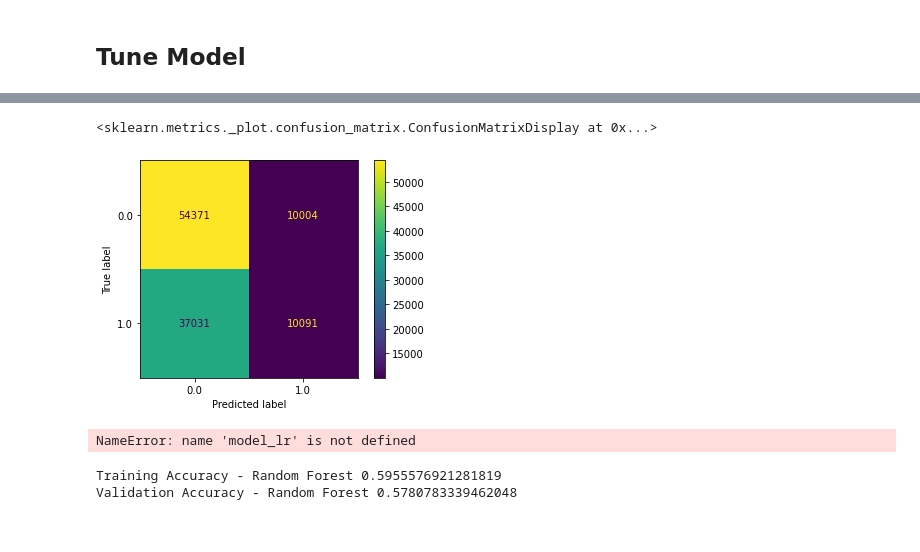
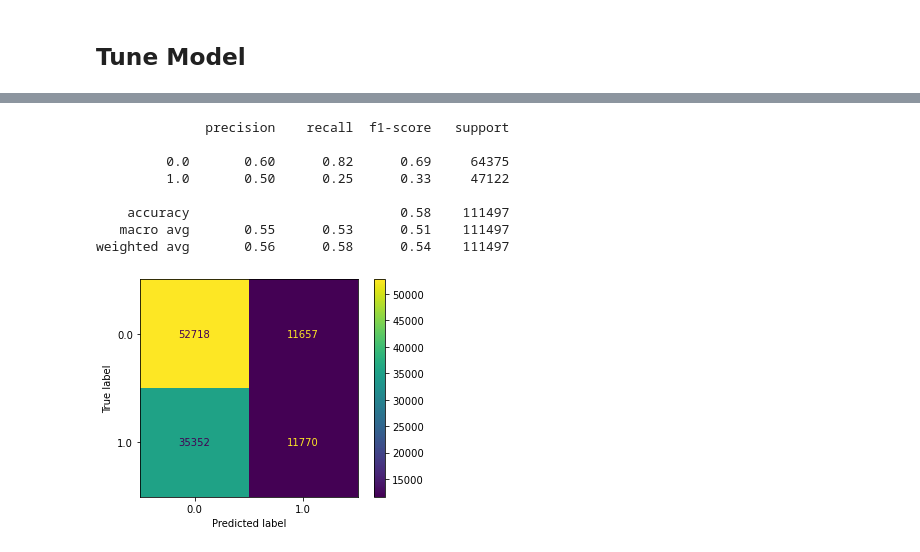
Before and after one commit to Arnelialeslieblog/DS-Unit-2-Applied-Modeling, a Jupyter notebook: module1-define-ml-problems/LS_DS_231_assignment.ipynb, the cells around one changed output, grey strips where cells are left out. Drawn from its saved outputs; the diff is of its cells as text; code cells hidden in the pictures.

```diff
--- a/module1-define-ml-problems/LS_DS_231_assignment.ipynb
+++ b/module1-define-ml-problems/LS_DS_231_assignment.ipynb
@@ -65,7 +65,7 @@ def clean_up_binary_columns(cell_contents):
 ## 1. Wrangle Data
 # %%
 def wrangle(filepath):
-  df = pd.read_csv(filepath) #parse_dates=['DATE'], index_col='DATE')
+  df = pd.read_csv(filepath, parse_dates=['DATE'], index_col='DATE')
 
   # Drop Columns with a high number of NaNs
   df.dropna(axis=1, thresh=300, inplace=True)
@@ -76,6 +76,8 @@ def wrangle(filepath):
   #high_card_cols = [col for col in categorical_cols if df[col].nunique() > threshold]
   #df.drop(high_card_cols, axis=1, inplace=True)
 
+
+
   #Feature engineering
   #df['Total_fatalities'] = df['PERSONS KILLED'] + df['PEDESTRIANS KILLED'] + df['CYCLISTS KILLED'] + df['MOTORISTS KILLED']
   #df['Total_injured'] = df['PERSONS INJURED'] + df['PEDESTRIANS INJURED'] + df['CYCLISTS INJURED'] + df['MOTORISTS INJURED']
@@ -85,8 +87,8 @@ def wrangle(filepath):
   # Drop 'UNIQUE KEY' column
   df = df.drop(columns='UNIQUE KEY')
   df = df.drop(columns='BOROUGH')
-  df= df.drop(columns=['TIME','ZIP CODE', 'LATITUDE', 'LONGITUDE',
-       'LOCATION', 'ON STREET NAME', 'CROSS STREET NAME', 'OFF STREET NAME',
+  df= df.drop(columns=['TIME','ZIP CODE',
+       'LOCATION', 'ON STREET NAME','LATITUDE', 'LONGITUDE', 'CROSS STREET NAME', 'OFF STREET NAME',
        'VEHICLE 2 TYPE', 'VEHICLE 3 TYPE', 'VEHICLE 4 TYPE', 'VEHICLE 5 TYPE',
        'VEHICLE 2 FACTOR', 'VEHICLE 3 FACTOR', 'VEHICLE 4 FACTOR', 'VEHICLE 5 FACTOR'])
   df= df.fillna(0)
@@ -281,3 +245,10 @@ print(XT_test.shape)
 (214258, 74)
 (111497, 74)
 (149820, 74)
+# %%
+lr_model = make_pipeline(OneHotEncoder(use_cat_names= True),
+                         SimpleImputer(),
+                         StandardScaler(),
+                         LogisticRegression())
+
+lr_model.fit(X_train, y_train)
@@ -358,21 +351,18 @@ Validation Accuracy: 0.5781500847556437
 # %%
+print(classification_report(y_val, lr_model.predict(X_val)))
 plot_confusion_matrix(
-    model,
+    lr_model,
     X_val,
-    y_val,
-    values_format = '.0f')
+    y_val)
+plt.show()
    # display_labels = ['no repairs needed','needs repairs'])
 # %% [output]
-<sklearn.metrics._plot.confusion_matrix.ConfusionMatrixDisplay at 0x...>
+              precision    recall  f1-score   support
+
+         0.0       0.60      0.82      0.69     64375
+         1.0       0.50      0.25      0.33     47122
+
+    accuracy                           0.58    111497
+   macro avg       0.55      0.53      0.51    111497
+weighted avg       0.56      0.58      0.54    111497
-[figure, old version]
+[figure, new version]
-# %%
-print("Training Accuracy - Logistic Regression", model_lr.score(X_train, y_train))
-print("Validation Accuracy - Logistic Regression", model_lr.score(X_val, y_val))
-# %% [output]
-NameError: name 'model_lr' is not defined
-# %%
-print("Training Accuracy - Random Forest", model_rf.score(X_train, y_train))
-print("Validation Accuracy - Random Forest", model_rf.score(X_val, y_val))
-# %% [output]
-Training Accuracy - Random Forest 0.5955576921281819
-Validation Accuracy - Random Forest 0.5780783339462048
```
Also changed, not shown: parts of 24 cells of this notebook.
